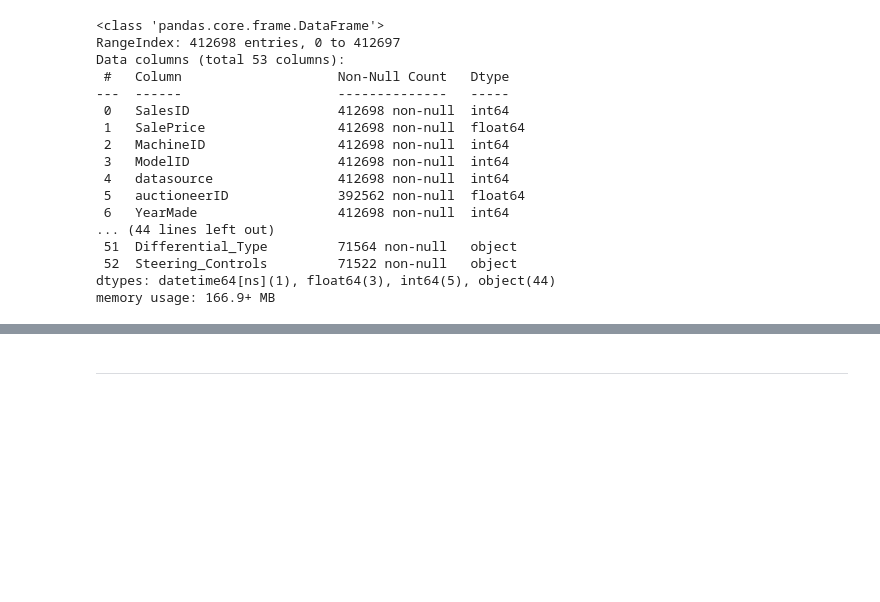
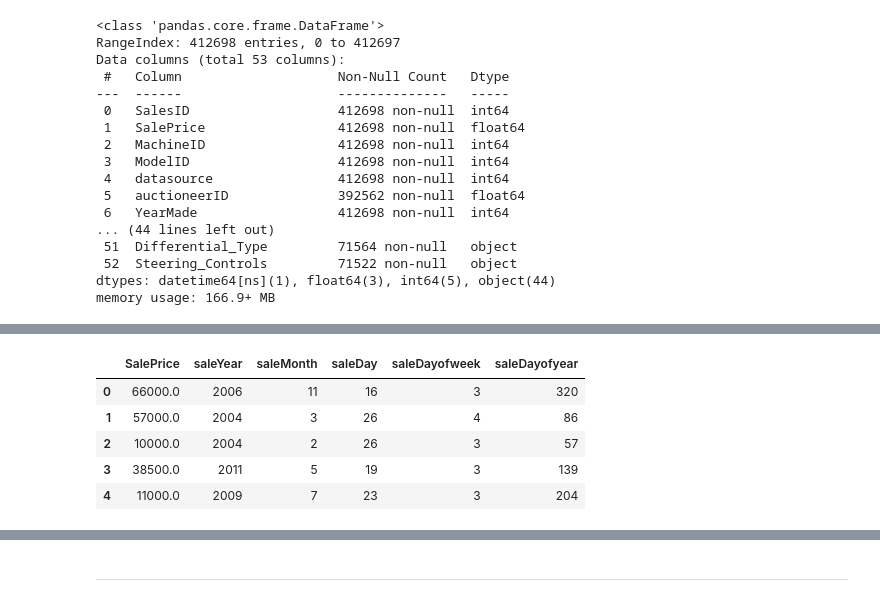
Before and after one commit to Blignaut24/About-BulldozerPriceGenius-_BPG-_v2, a Jupyter notebook: jupyter_notebooks/02_feature_engineering.ipynb, the cells around one changed output, grey strips where cells are left out. Saved outputs shown, nothing was run; the diff lists cells and outputs as text; code cells hidden in the pictures; blank space fills up the shorter version.

```diff
--- a/jupyter_notebooks/02_feature_engineering.ipynb
+++ b/jupyter_notebooks/02_feature_engineering.ipynb
@@ -258,0 +349,10 @@ Section 1 content
+# %%
+# View newly created columns
+df_tmp[["SalePrice", "saleYear", "saleMonth", "saleDay", "saleDayofweek", "saleDayofyear"]].head()
+# %% [output]
+|  | SalePrice | saleYear | saleMonth | saleDay | saleDayofweek | saleDayofyear |
+| 0 | 66000.0 | 2006 | 11 | 16 | 3 | 320 |
+| 1 | 57000.0 | 2004 | 3 | 26 | 4 | 86 |
+| 2 | 10000.0 | 2004 | 2 | 26 | 3 | 57 |
+| 3 | 38500.0 | 2011 | 5 | 19 | 3 | 139 |
+| 4 | 11000.0 | 2009 | 7 | 23 | 3 | 204 |
```
Also changed, not shown: parts of 28 cells of this notebook, 1 other file.
